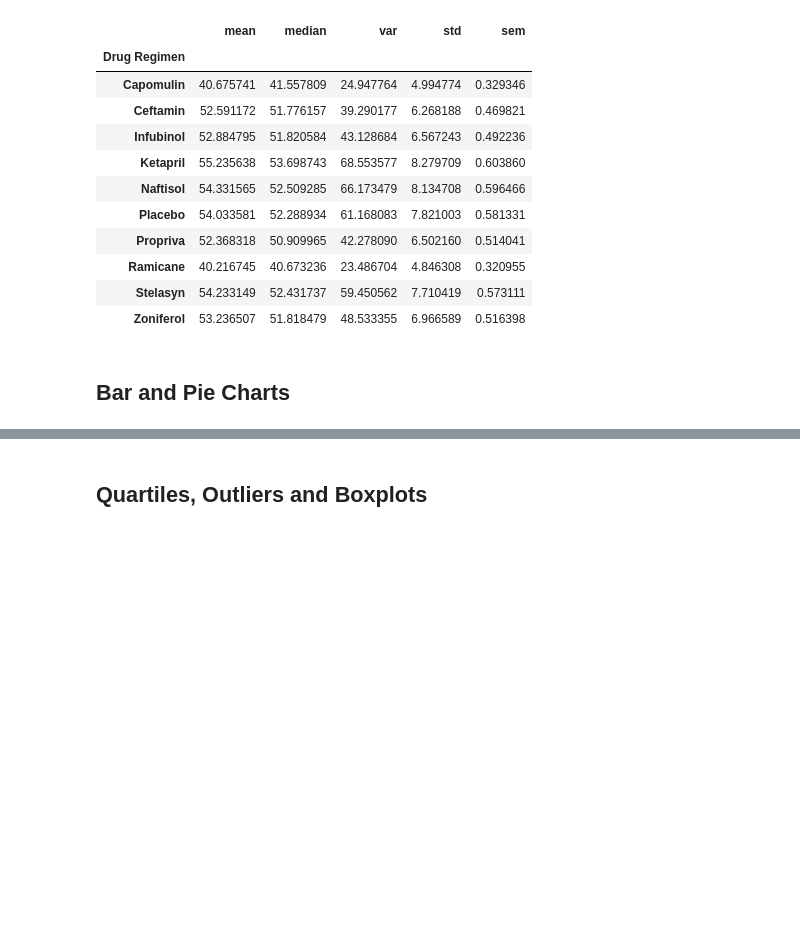
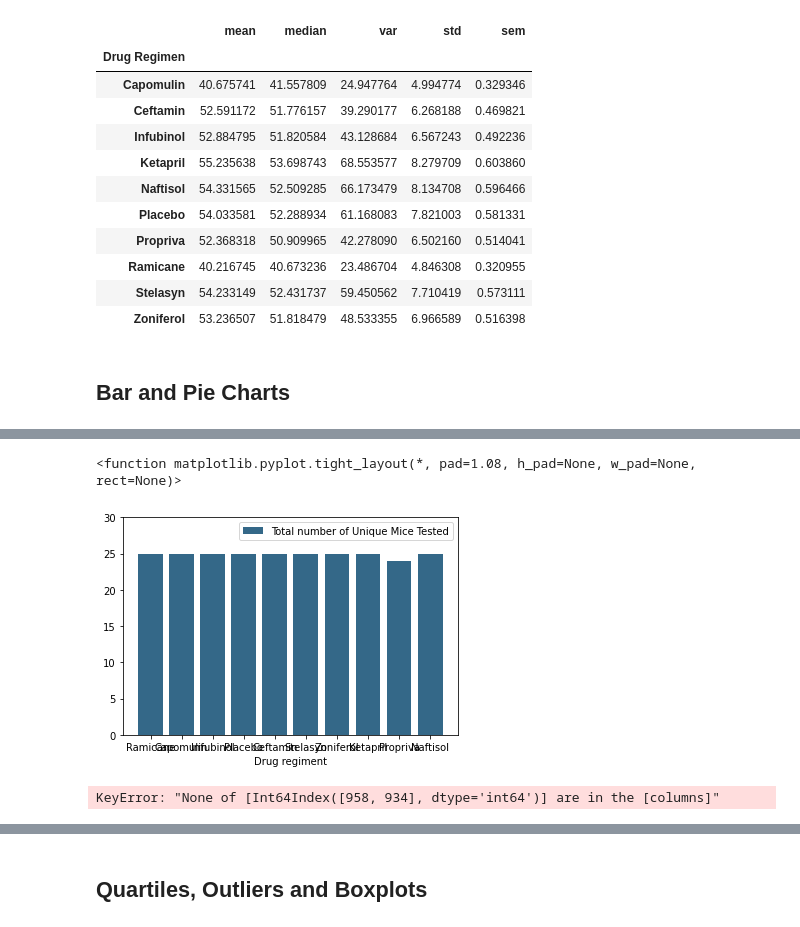
Before and after one commit to i-am-phoenix/rice-btcmp-hw5-matplotlib-challenge, a Jupyter notebook: pymaceuticals_starter.ipynb, the cells around one changed output, grey strips where cells are left out. Saved outputs shown, nothing was run; the diff lists cells and outputs as text; code cells hidden in the pictures; blank space fills up the shorter version.

```diff
--- a/pymaceuticals_starter.ipynb
+++ b/pymaceuticals_starter.ipynb
@@ -183,6 +203,17 @@ all_data_by_drug['Tumor Volume (mm3)'].agg(['mean','median','var','std','sem'])
 # %%
-# Generate a bar plot showing the total number of unique mice tested on each drug regimen using pandas.
-all_data['Drug Regimen'].value_counts()
-fig_bar=plt.figure()
-plt.bar(list_of_drugs,all_data_by_drug['Mouse ID'].nunique(), color='r', width=0.65)
-plt.tight_layout()
+# Generate a bar plot showing the total number of unique mice tested on each drug regimen using pyplot.
+
+plt.bar(list_of_drugs,
+        all_data_by_drug['Mouse ID'].nunique(),
+        color='#346888',
+#         width=0.65,
+        label="Total number of Unique Mice Tested")
+plt.ylim([0,30])
+plt.xlabel("Drug regiment")
+plt.legend()
+# plt.xlabel()
+plt.tight_layout
+# pd.plot.bar(x=list_of_drugs, y=all_data_by_drug['Mouse ID'].nunique(), rot=0, figsize=(15, 10))
+# %% [output]
+<function matplotlib.pyplot.tight_layout(*, pad=1.08, h_pad=None, w_pad=None, rect=None)>
+[figure, added]
@@ -199,5 +220,11 @@ plt.tight_layout
 # %%
 # Generate a pie plot showing the distribution of female versus male mice using pandas
+values=all_data['Sex'].value_counts()
+labels=all_data['Sex'].unique()
+
+df.plot(kind='pie',y=y,label=labels, figsize=(5, 5))
+# %% [output]
+KeyError: "None of [Int64Index([958, 934], dtype='int64')] are in the [columns]"
 # %%
 # Generate a pie plot showing the distribution of female versus male mice using pyplot
 plt.pie(all_data['Sex'].value_counts(), labels=all_data['Sex'].unique(), autopct="%1.1f%%")
```
Also changed, not shown: parts of 3 cells of this notebook.
